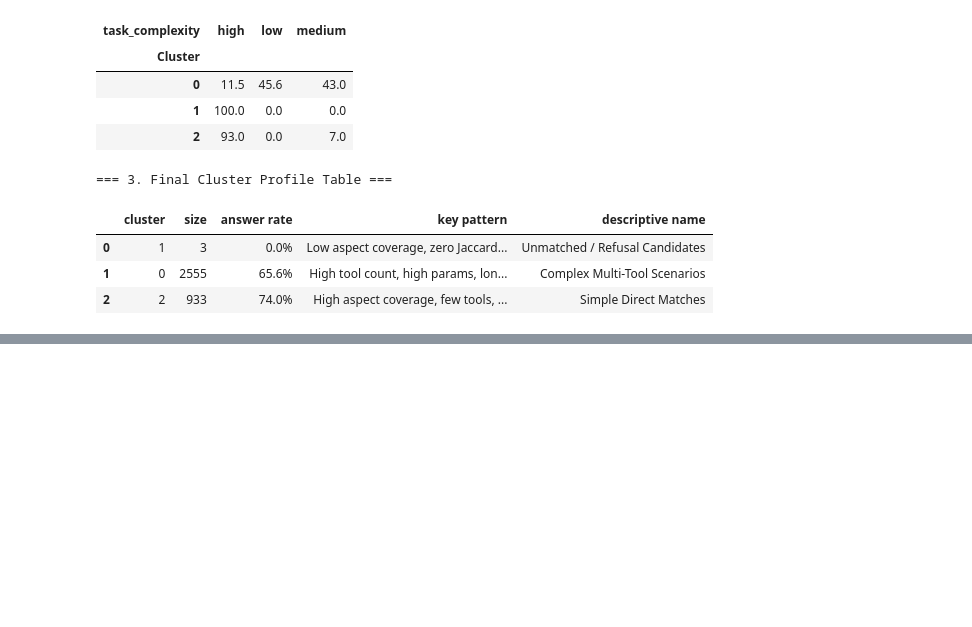
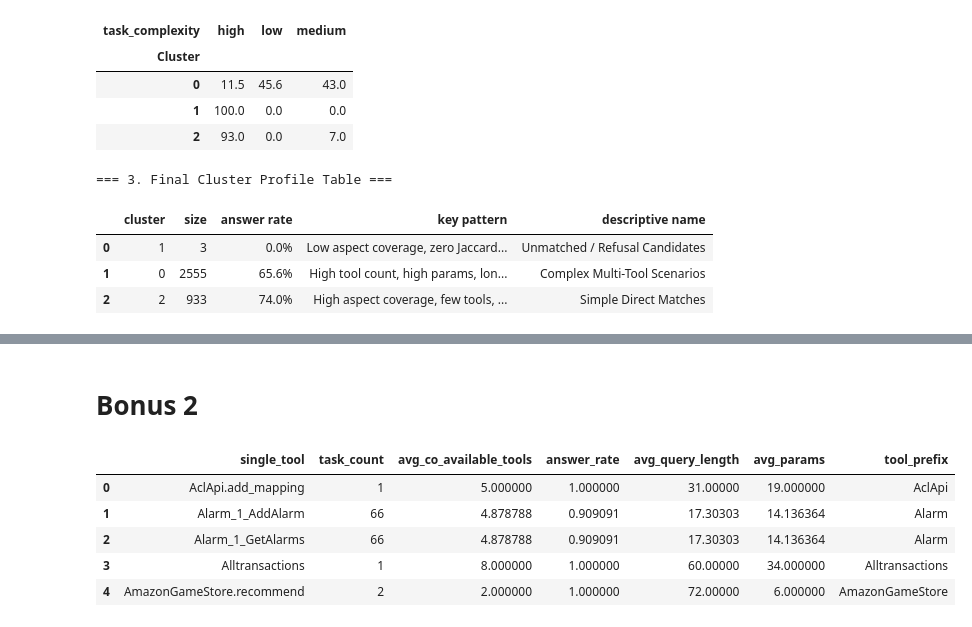
Before and after one commit to lanashmuz/machine_learning_exe1, a Jupyter notebook: exe2/exe2.ipynb, the cells around one changed output, grey strips where cells are left out. Saved outputs shown, nothing was run; the diff lists cells and outputs as text; code cells hidden in the pictures; blank space fills up the shorter version.

```diff
--- a/exe2/exe2.ipynb
+++ b/exe2/exe2.ipynb
@@ -646,0 +723,29 @@ display(cluster_profile_df)
+# %% [markdown]
+# Bonus 2
+# %%
+df_exploded = df.assign(single_tool=df['tool_names'].str.split('|')).explode('single_tool')
+tool_df = df_exploded.groupby('single_tool').agg(
+    task_count=('task_uid', 'count'),
+    avg_co_available_tools=('num_available_tools', 'mean'),
+    answer_rate=('can_answer', 'mean'),
+    avg_query_length=('query_word_count', 'mean'),
+    avg_params=('total_params', 'mean')
+).reset_index()
+
+def get_prefix(tool_name):
+    if '.' in tool_name:
+        return tool_name.split('.')[0]
+    elif '_' in tool_name:
+        return tool_name.split('_')[0]
+    return tool_name
+
+tool_df['tool_prefix'] = tool_df['single_tool'].apply(get_prefix)
+
+display(tool_df.head())
+# %% [output]
+|  | single_tool | task_count | avg_co_available_tools | answer_rate | avg_query_length | avg_params | tool_prefix |
+| 0 | AclApi.add_mapping | 1 | 5.000000 | 1.000000 | 31.00000 | 19.000000 | AclApi |
+| 1 | Alarm_1_AddAlarm | 66 | 4.878788 | 0.909091 | 17.30303 | 14.136364 | Alarm |
+| 2 | Alarm_1_GetAlarms | 66 | 4.878788 | 0.909091 | 17.30303 | 14.136364 | Alarm |
+| 3 | Alltransactions | 1 | 8.000000 | 1.000000 | 60.00000 | 34.000000 | Alltransactions |
+| 4 | AmazonGameStore.recommend | 2 | 2.000000 | 1.000000 | 72.00000 | 6.000000 | AmazonGameStore |
```
Also changed, not shown: parts of 9 cells of this notebook.
